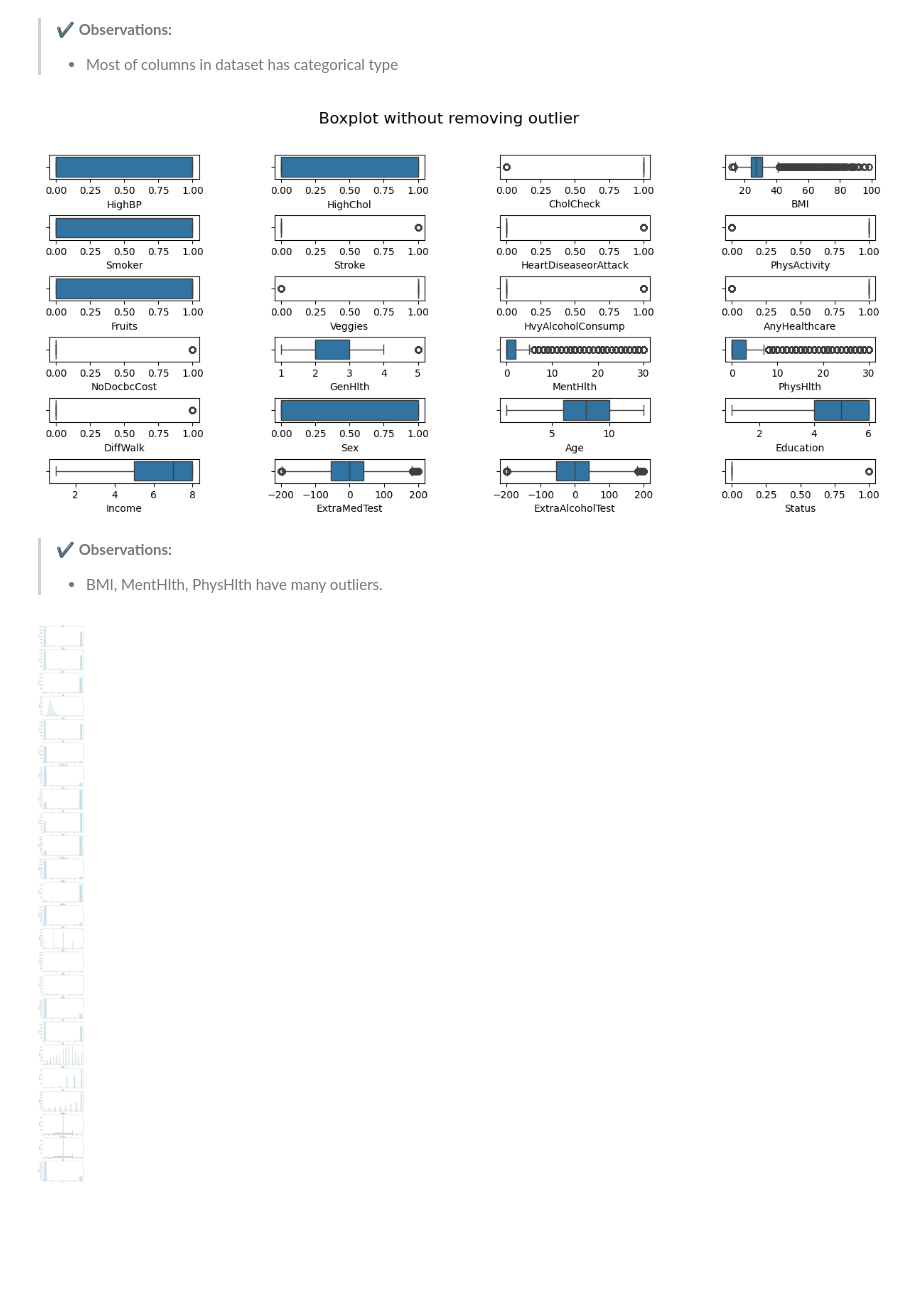
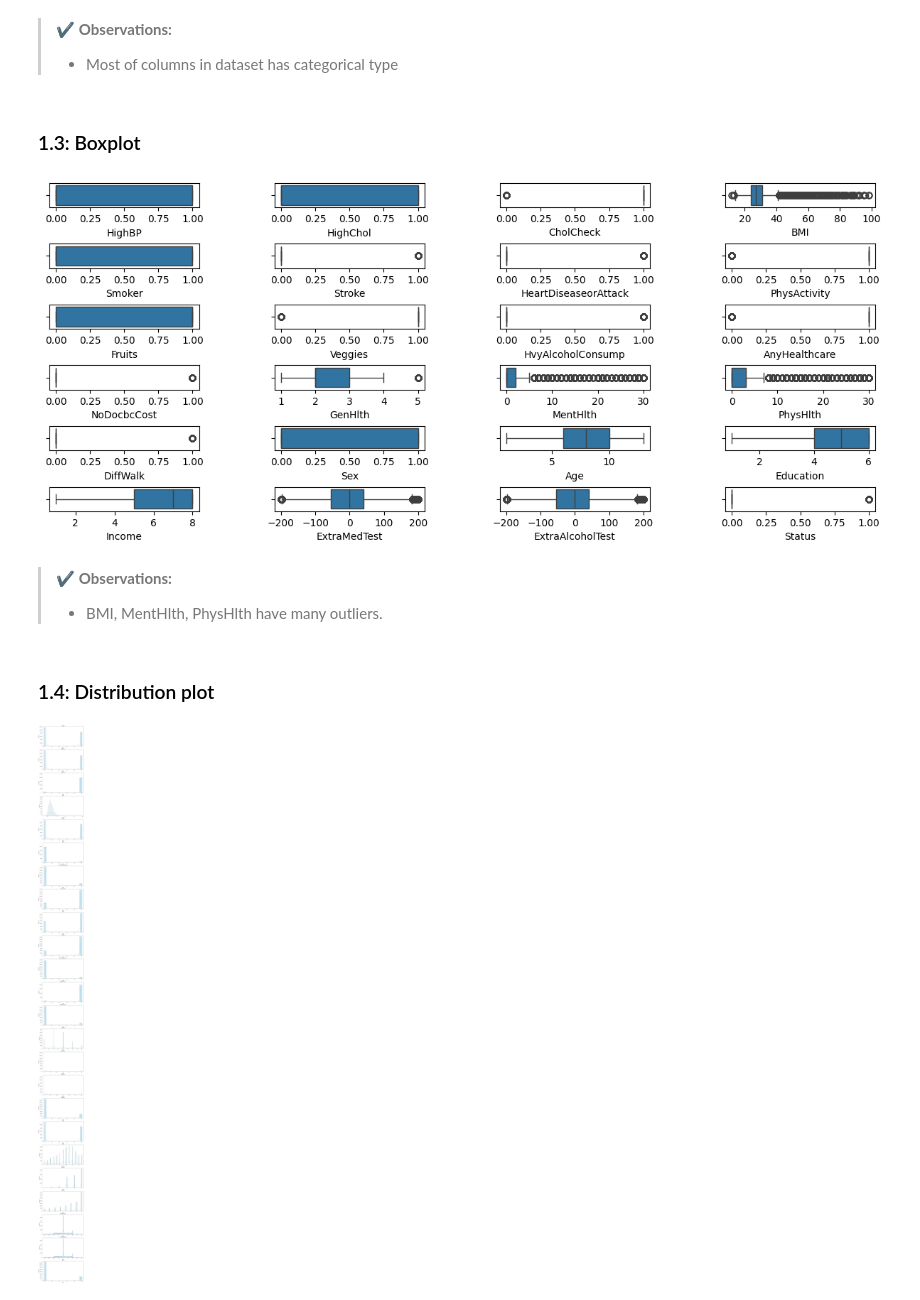
Before and after one commit to Stephenlao/asm1_ML, a Jupyter notebook: asm1.ipynb, the cells around one changed output. Cells and saved outputs as stored; diff of their text form; code cells hidden in the pictures; blank space fills up the shorter version.

```diff
--- a/asm1.ipynb
+++ b/asm1.ipynb
@@ -158,19 +160,22 @@ plt.tight_layout()
 # %% [markdown]
 > <span style="font-size:1em;">✔</span> **Observations:**
 > - Most of columns in dataset has categorical type
+# %% [markdown]
+### 1.3: Boxplot
 # %%
 plt.figure(figsize=(15, 6))
 for col_idx, col in enumerate(columns):
     plt.subplot(6, 4, col_idx + 1)
     sns.boxplot(data=diabates_train_df, x=col)
 plt.subplots_adjust(wspace=0.5, hspace= 1.5)
-plt.suptitle('Boxplot without removing outlier', fontsize=16)
 plt.show()
 # %% [output]
-[figure, old version]
+[figure, new version]
 # %% [markdown]
 > <span style="font-size:1em;">✔</span> **Observations:**
 > - BMI, MentHlth, PhysHlth have many outliers.
+# %% [markdown]
+### 1.4: Distribution plot
 # %%
 plt.figure(figsize=(10, 5 * len(diabates_train_df.columns)))  # Adjust figsize as needed
 for i, column in enumerate(diabates_train_df.columns):
```
Also changed, not shown: parts of 26 cells of this notebook.
